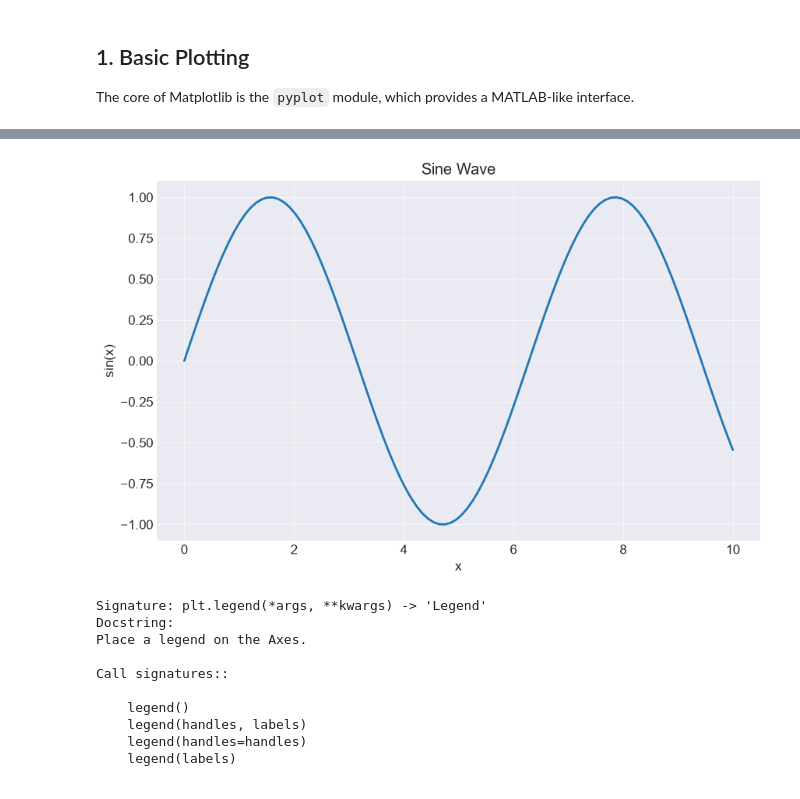
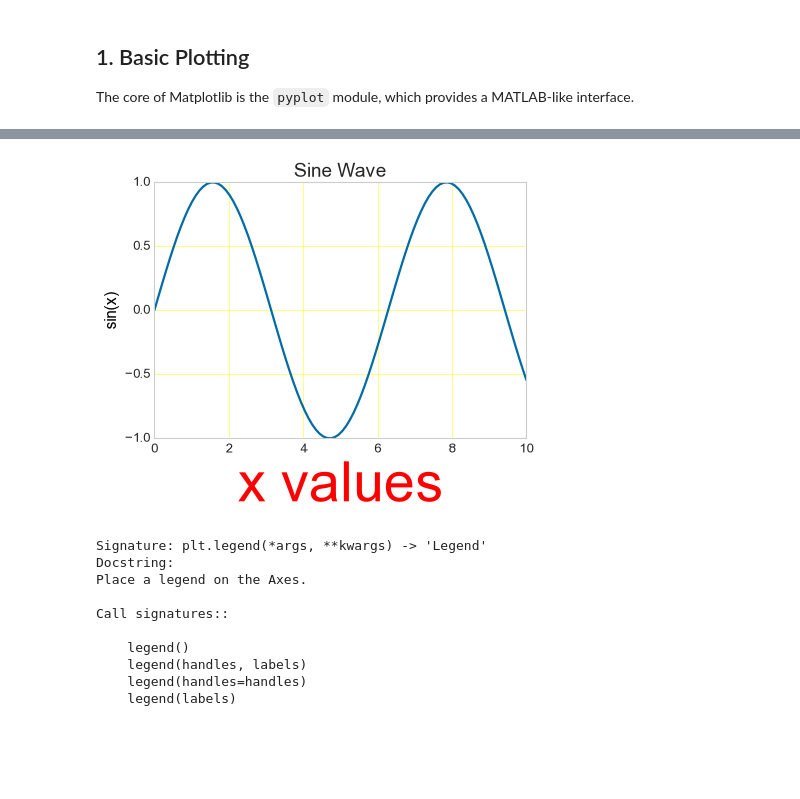
Before and after one commit to shubhamwaghmare108/B07_Python, a Jupyter notebook: MatplotlibHandbook.ipynb, the cells around one changed output, grey strips where cells are left out. Drawn from its saved outputs; the diff is of its cells as text; code cells hidden in the pictures; blank space fills up the shorter version.

```diff
--- a/MatplotlibHandbook.ipynb
+++ b/MatplotlibHandbook.ipynb
@@ -19,10 +60,11 @@ import matplotlib as mpl
 from mpl_toolkits.mplot3d import Axes3D
 
 # Set style and defaults
-plt.style.use('seaborn-v0_8-darkgrid')
+plt.style.use('seaborn-v0_8-whitegrid')
 mpl.rcParams['figure.figsize'] = (10, 6)
 mpl.rcParams['font.size'] = 12
 mpl.rcParams['lines.linewidth'] = 2
+mpl.rcParams['grid.color'] = 'yellow'
 
 # For Jupyter notebook inline display
 %matplotlib inline
@@ -35,16 +131,17 @@ The core of Matplotlib is the `pyplot` module, which provides a MATLAB-like inte
 # %%
 # Simple line plot
 x = np.linspace(0, 10, 100)
 y = np.sin(x)
 
+plt.figure(figsize = (6,4))
 plt.plot(x, y)
 plt.title('Sine Wave')
-plt.xlabel('x')
-plt.ylabel('sin(x)')
-plt.grid(True,alpha = 0.6)
+plt.xlabel('x values',color ='red',fontsize = 50)
+plt.ylabel('sin(x)',color = 'black')
+plt.grid(True,alpha = 0.9)
 plt.show()
 # %% [output]
-[figure, old version]
+[figure, new version]
 # %%
 plt.legend?
 # %% [output]
```
Also changed, not shown: parts of 16 cells of this notebook, 6 other files.
